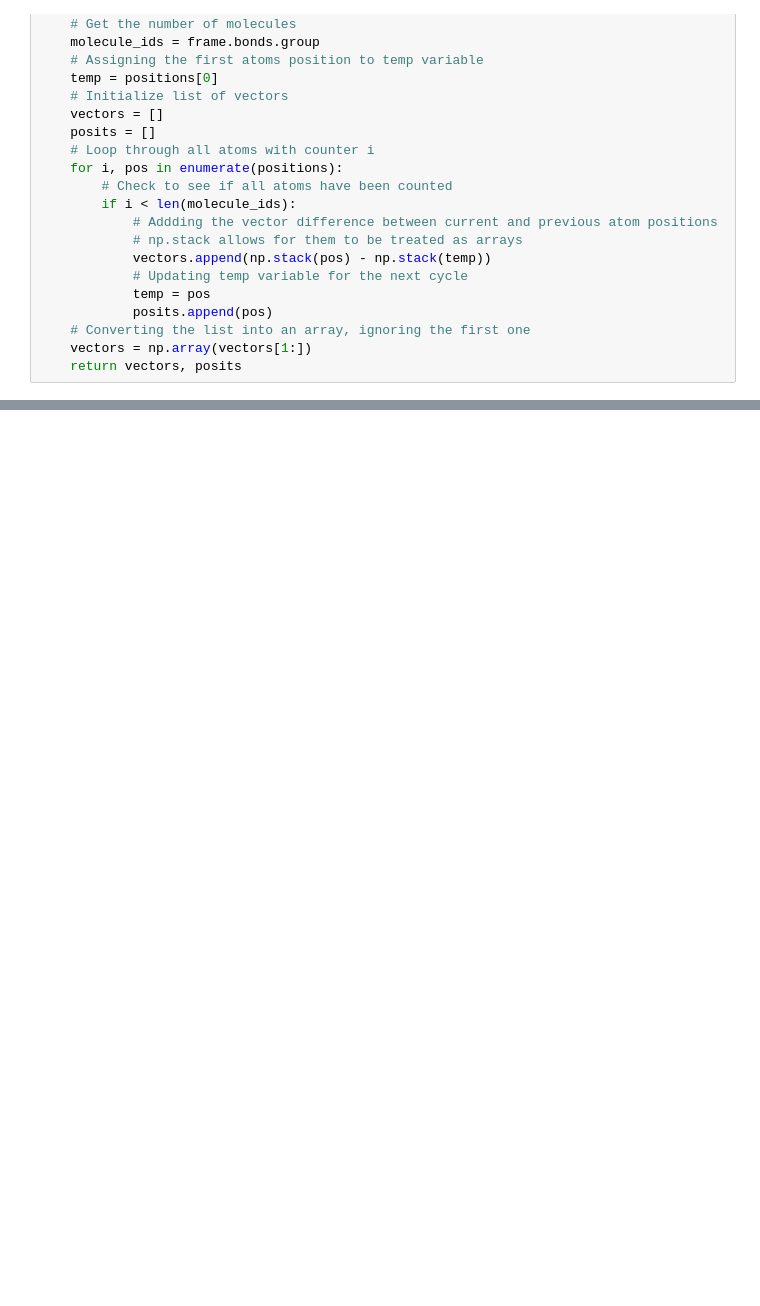
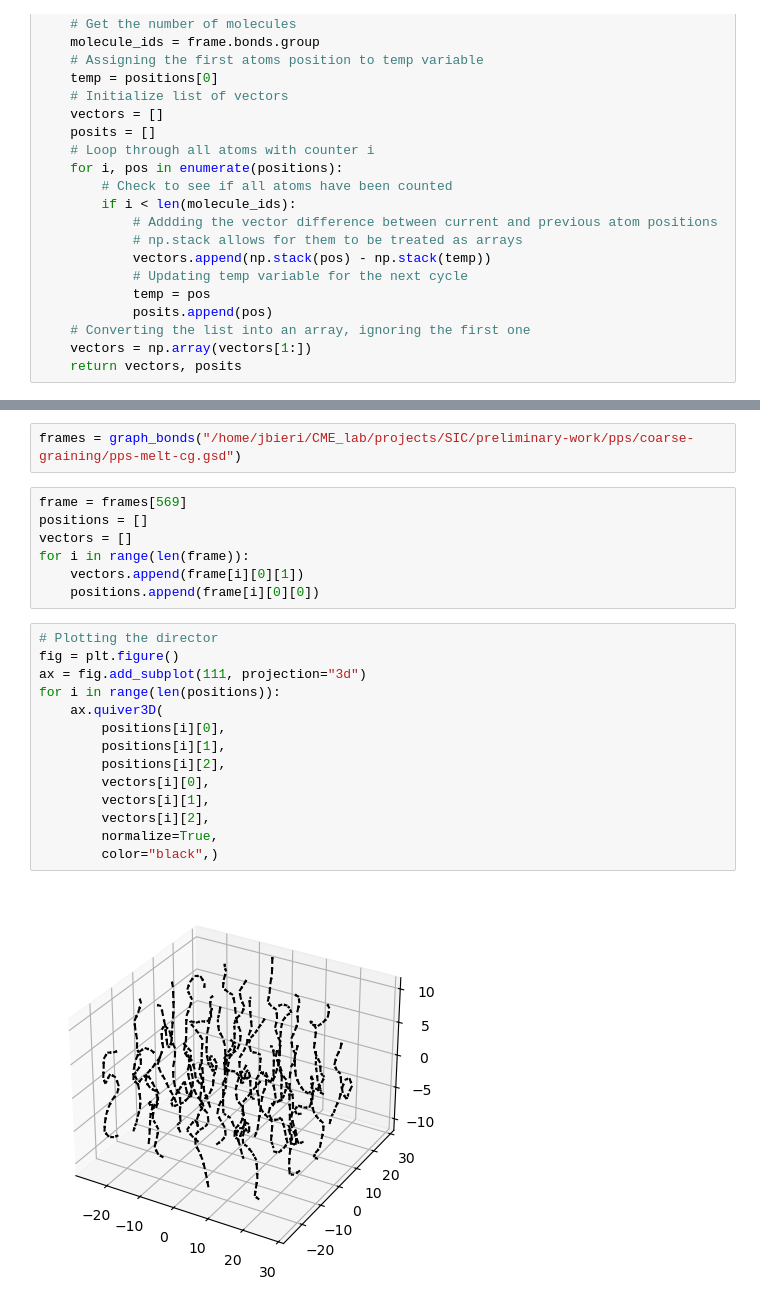
Before and after one commit to cmelab/SIC, a Jupyter notebook: preliminary-work/Problem.ipynb, the cells around one changed output, grey strips where cells are left out. Saved outputs shown, nothing was run; the diff lists cells and outputs as text; blank space fills up the shorter version.

```diff
--- a/preliminary-work/Problem.ipynb
+++ b/preliminary-work/Problem.ipynb
@@ -119,0 +130,25 @@ ax.quiver(0,0,0,(director[:1,0]),(director[:1,1]),(director[:1,2]))
+# %%
+frames = graph_bonds("/home/jbieri/CME_lab/projects/SIC/preliminary-work/pps/coarse-graining/pps-melt-cg.gsd")
+# %%
+frame = frames[569]
+positions = []
+vectors = []
+for i in range(len(frame)):
+    vectors.append(frame[i][0][1])
+    positions.append(frame[i][0][0])
+# %%
+# Plotting the director
+fig = plt.figure()
+ax = fig.add_subplot(111, projection="3d")
+for i in range(len(positions)):
+    ax.quiver3D(
+        positions[i][0],
+        positions[i][1],
+        positions[i][2],
+        vectors[i][0],
+        vectors[i][1],
+        vectors[i][2],
+        normalize=True,
+        color="black",)
+# %% [output]
+[figure, added]
```
Also changed, not shown: parts of 6 cells of this notebook, 2 other files.
